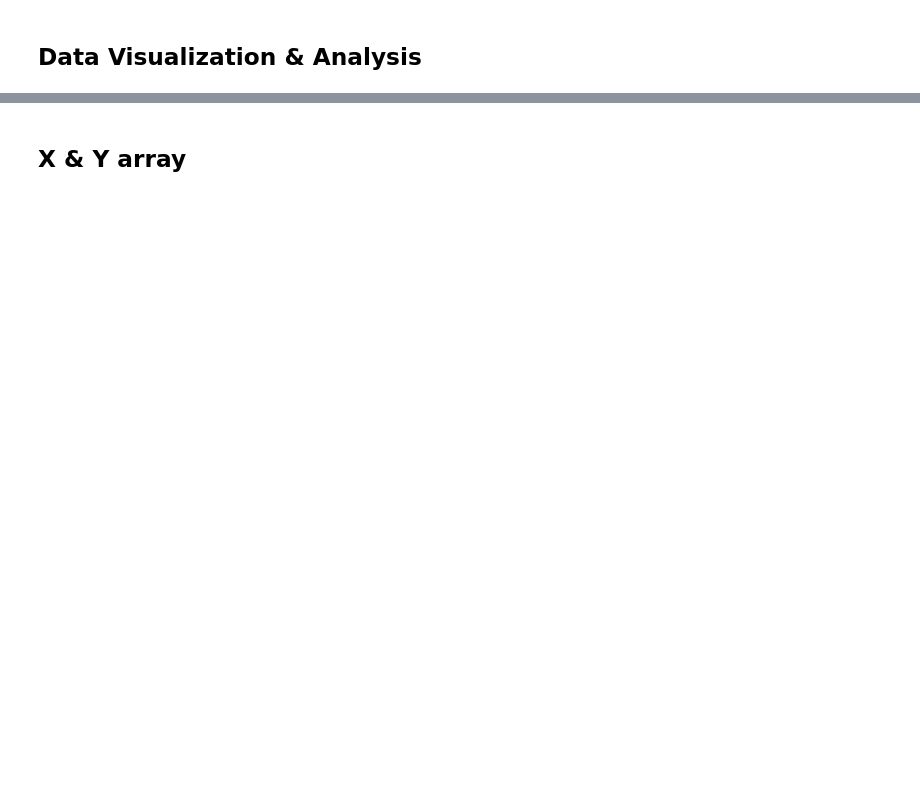
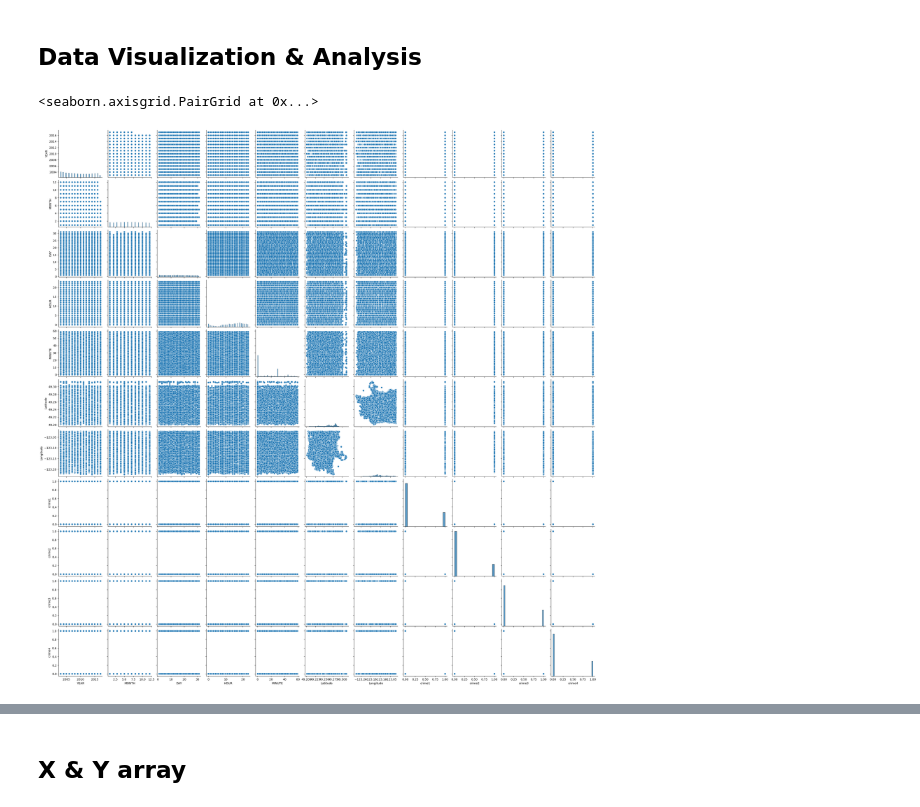
Before and after one commit to yashwaldia/Justice-Lens, a Jupyter notebook: PAASBAAN-crime-prediction/CrimePrediction.ipynb, the cells around one changed output, grey strips where cells are left out. Cells and saved outputs as stored; diff of their text form; code cells hidden in the pictures; blank space fills up the shorter version.

```diff
--- a/PAASBAAN-crime-prediction/CrimePrediction.ipynb
+++ b/PAASBAAN-crime-prediction/CrimePrediction.ipynb
@@ -103,5 +70,8 @@ data1.head()
 # %% [markdown]
 ## Data Visualization & Analysis
 # %%
-sns.pairplot(data1)
+sns.pairplot(data)
+# %% [output]
+<seaborn.axisgrid.PairGrid at 0x...>
+[figure, added]
 # %%
```
Also changed, not shown: parts of 40 cells of this notebook, 15 other files.
